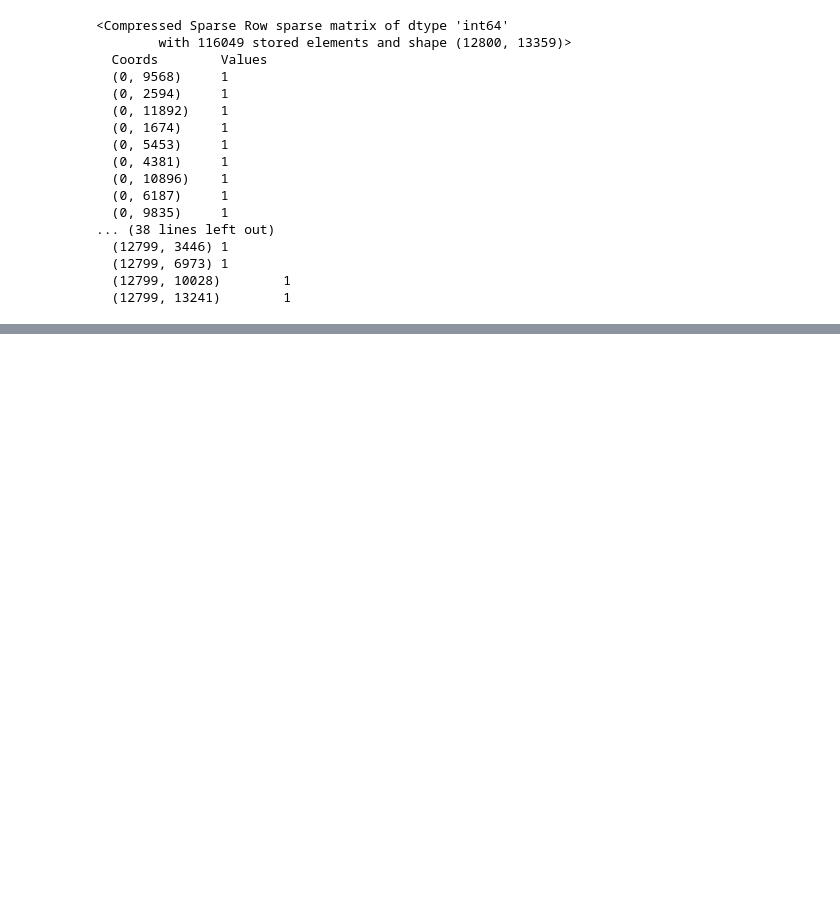
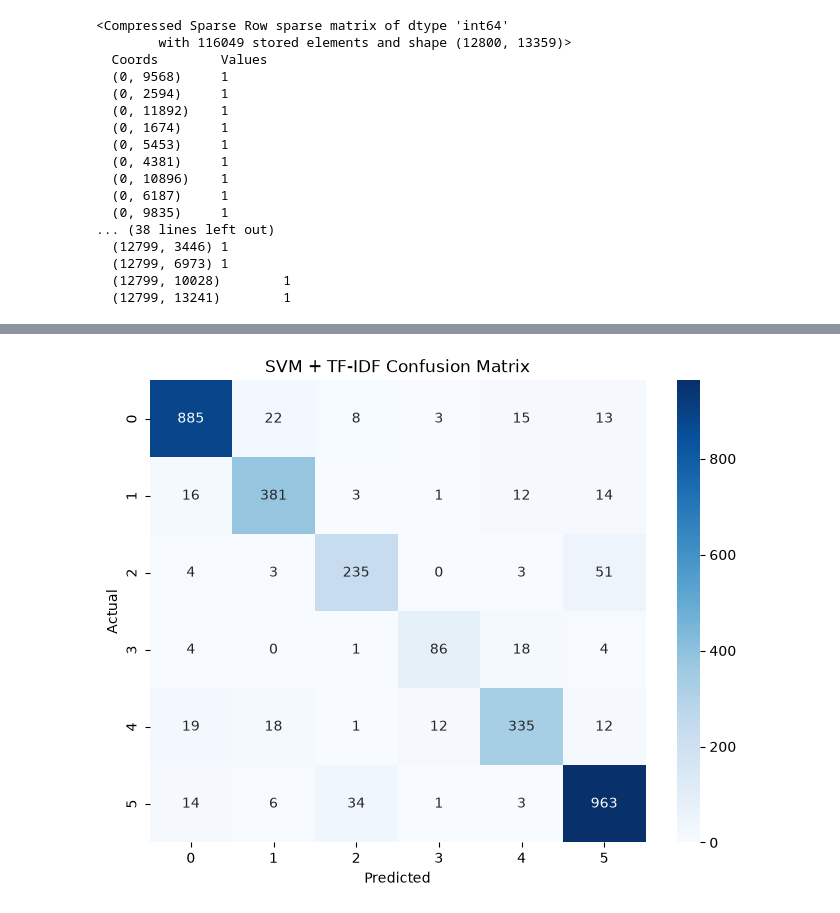
Before and after one commit to talha-siddiqui137/EmotionSense--NLP-Based-Emotion-Classification, a Jupyter notebook: notebooks/experiments.ipynb, the cells around one changed output, grey strips where cells are left out. Saved outputs shown, nothing was run; the diff lists cells and outputs as text; code cells hidden in the pictures; blank space fills up the shorter version.

```diff
--- a/notebooks/experiments.ipynb
+++ b/notebooks/experiments.ipynb
@@ -228,0 +507,25 @@ ValueError: X has 6175 features, but MultinomialNB is expecting 13359 features a
+# %%
+
+# this works brest that' why we choce this
+
+final_model = LinearSVC(
+    C=100,
+    max_iter=5000
+)
+
+final_model.fit(
+    X_train_tfidf,
+    y_train
+)
+
+final_pred = final_model.predict(X_test_tfidf)
+
+print("Final Accuracy:",
+      accuracy_score(y_test, final_pred))
+
+print("\nClassification Report:")
+print(classification_report(y_test, final_pred))
+
+cm = confusion_matrix(y_test, final_pred)
+
+print(cm)
@@ -228,0 +550,17 @@ ValueError: X has 6175 features, but MultinomialNB is expecting 13359 features a
+# %%
+plt.figure(figsize=(8, 6))
+
+sns.heatmap(
+    cm,
+    annot=True,
+    fmt='d',
+    cmap='Blues'
+)
+
+plt.xlabel("Predicted")
+plt.ylabel("Actual")
+plt.title("SVM + TF-IDF Confusion Matrix")
+
+plt.show()
+# %% [output]
+[figure, added]
```
Also changed, not shown: parts of 10 cells of this notebook, 1 other file.
